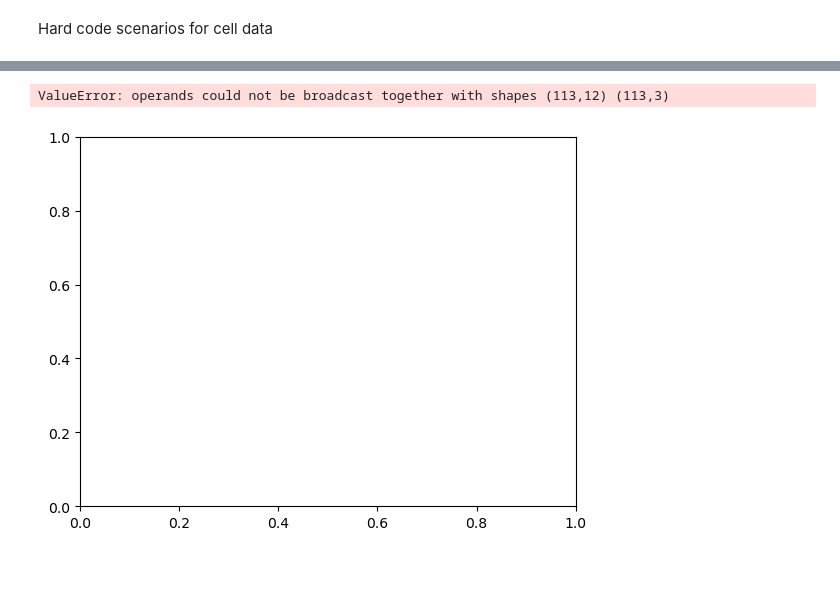
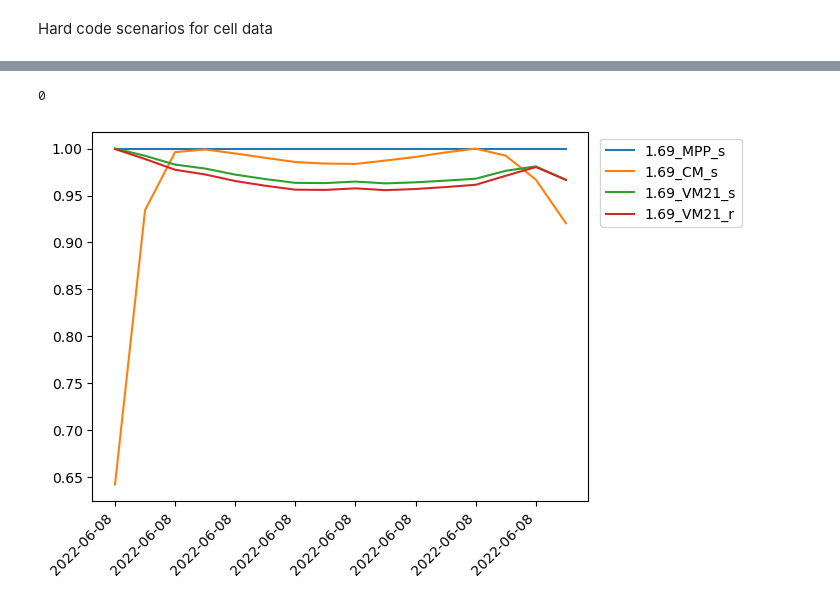
Before and after one commit to roberthilleck/PVcircuit, a Jupyter notebook: notebooks/EY_Psk-Si-tandem-golden_batch.ipynb, the cells around one changed output, grey strips where cells are left out. Saved outputs shown, nothing was run; the diff lists cells and outputs as text; code cells hidden in the pictures; blank space fills up the shorter version.

```diff
--- a/notebooks/EY_Psk-Si-tandem-golden_batch.ipynb
+++ b/notebooks/EY_Psk-Si-tandem-golden_batch.ipynb
@@ -583,9 +588,10 @@ fp_si_jv = [file for file in datalist if "Si_ISFH-31_04_JV.csv" in file][0]
 # %%
-date_start = [datetime(2022, 1, 1, 0, 0, 0)]  # sunny day
+date_start = [datetime(2022,6,8, 0, 0, 0)]  # sunny day
+date_start = [datetime(2022,5,31,8,19,0)]  # sunny day
 # days = np.arange() + 1 # always start with 1
 days = [1]
-resamplers = ["5T"]
-Rz_list = [1e-1, 1, 1e1]
+resamplers = ["1T"]
+Rz_list = [0]
 
 batches = [[date, day, resampler] for date in date_start for day in days for resampler in resamplers]
 # for i in trange(len(batches), desc="Batch", colour="blue"):
@@ -595,3 +601,28 @@ batches = [[date, day, resampler] for date in date_start for day in days for res
 #     date_end = date_start + pd.Timedelta(days=day) - pd.Timedelta(seconds=1)
 #     for Eg in fp_psk_eqe.keys():
 #         print(f"start {date_start} to {date_end} - Eg = {Eg}")
+# %%
+Eg = list(fp_psk_eqe.keys())[0]
+
+psc_params, si_params = get_jv_params(fp_psk_jv[Eg], fp_si_jv)
+df_tandem_eqe, df_si_eqe_interp = get_tandem_eqe(fp_psk_eqe[Eg], fp_psk_trans[Eg], fp_si_eqe, psc_params, si_params)
+df_psk_eqe_interp = df_tandem_eqe.iloc[:,0]
+df_si_eqe_filtered = df_tandem_eqe.iloc[:,1]
+
+eg_si, sigma_si = calc_Eg_Rau(df_si_eqe_interp)
+
+eg_psc, sigma_psc = calc_Eg_Rau(df_psk_eqe_interp)
+
+eqe = df_tandem_eqe.to_numpy(dtype=np.float64, copy=True)
+lam = df_tandem_eqe.index.to_numpy(dtype=np.float64, copy=True)
+
+EQE2J = pvc.EQE(eqe, lam, "Psk-Si")  # EQE class
+EQE2J.sjuncs = ["Psk", "Si"]  # rename junctions
+
+# ax,rax = EQE2J.plot()
+fig,ax = plt.subplots()
+ax.plot(df_tandem_eqe,"g")
+
+meteo_location = get_meteo(date_start[0], date_start[0], resamplers[0])
+ax.plot(meteo_location.spectra)
+EQE2J.Jint()
@@ -599,7 +642,7 @@ batches = [[date, day, resampler] for date in date_start for day in days for res
 for i in trange(len(batches), desc="Batch", colour="blue"):
     date_start, day, resampler = batches[i]
 
-    date_end = date_start + pd.Timedelta(days=day) - pd.Timedelta(seconds=1)
+    date_end = date_start# + pd.Timedelta(days=day) - pd.Timedelta(seconds=1)
     # date_end = datetime(2022, 7, 1, 0, 0, 0) - pd.Timedelta(seconds=1)
     spectra_label = "get_srrl_wiser_global_track"
 
@@ -715,29 +759,36 @@ fig.savefig(f"RelEY_jan_{np.unique(egs)[chose]:.2f}.png", bbox_extra_artists=(le
+# %%
+chose
+# %% [output]
+0
 # %%
 # eg_filter = (egs == np.unique(egs)[chose]) & (operation_modes == "MPP") & (tandem_type == "s")
 eg_filter = egs == np.unique(egs)[chose]
 op_filter =  np.isin(operation_modes, ["MPP", "VM21", "CM"])
 type_filter =  np.isin(tandem_type, ["s", "r"])
+rzs_filter = Rzs == np.unique(Rzs)[chose]
 
-all_filter = eg_filter & op_filter & type_filter
+
+all_filter = eg_filter & op_filter & type_filter & rzs_filter
 
 eg_filter = egs == np.unique(egs)[chose]
 op_filter =  np.isin(operation_modes, ["MPP"])
 type_filter =  np.isin(tandem_type, ["s"])
-ref_filter = eg_filter & op_filter & type_filter
+rzs_filter = Rzs == np.unique(Rzs)[chose]
+
+ref_filter = eg_filter & op_filter & type_filter & rzs_filter
 
 fig, ax = plt.subplots(1)
 # ax.plot(meteo_location.inPower,meteo_location.outPower[:,eg_filter], "-")
 ax.plot(meteo_location.daytime,meteo_location.outPower[:,all_filter] / meteo_location.outPower[:,ref_filter], "-")
 leg = ax.legend([f"{eg:.2f}_{oper}_{type3T}" for eg,oper,type3T in list(zip(egs[eg_filter], operation_modes[eg_filter], tandem_type[eg_filter]))],loc="upper left", bbox_to_anchor=(1.01,1))
 # ax.set_xticks(ax.get_xticks(),rotation=30)
 # ax.set_xticklabels(ax.get_xticks(), rotation = 45)
 # ax.set_xticklabels(ax.get_xticks(), rotation=45)  # Rotates X-Axis Ticks by 45-degrees
 ax.set_xticklabels(ax.get_xticks(), rotation=45, ha='right')  # Rotates X-Axis Ticks by 45-degrees
 ax.xaxis.set_major_formatter(mdates.DateFormatter('%Y-%m-%d'))
-fig.savefig(f"RelEY_jan_{np.unique(egs)[chose]:.2f}.png", bbox_extra_artists=(leg,), bbox_inches='tight')
+# fig.savefig(f"RelEY_jan_{np.unique(egs)[chose]:.2f}.png", bbox_extra_artists=(leg,), bbox_inches='tight')
 # %% [output]
-ValueError: operands could not be broadcast together with shapes (113,12) (113,3)
-[figure, old version]
+[figure, new version]
 # %%
 # eg_filter = (egs == np.unique(egs)[chose]) & (operation_modes == "MPP") & (tandem_type == "s")
 eg_filter = egs == np.unique(egs)[chose]
```
Also changed, not shown: parts of 19 cells of this notebook.
